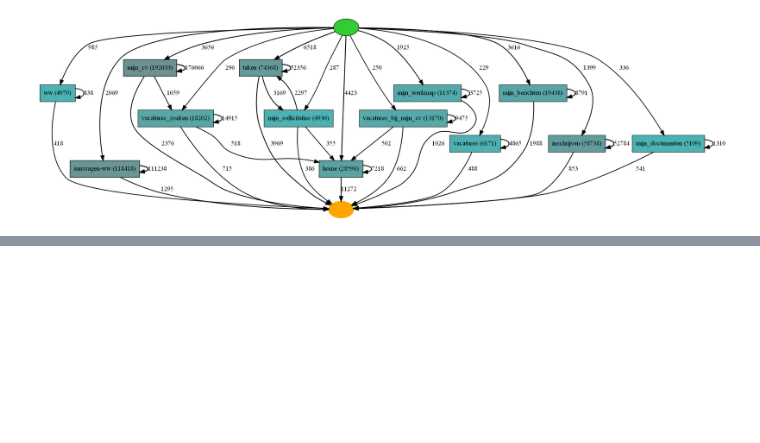
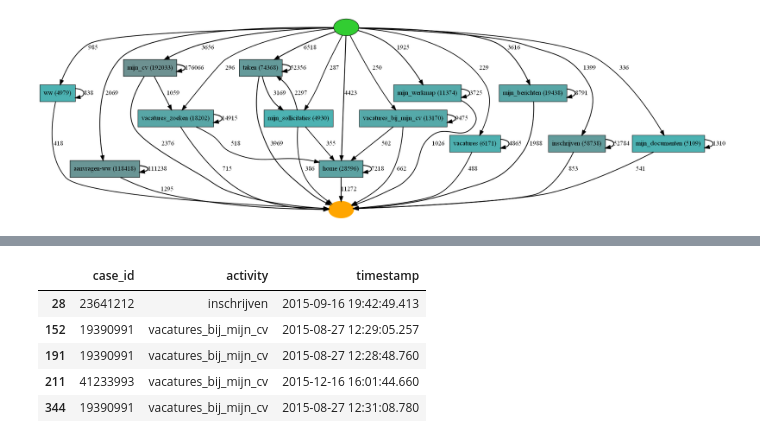
Before and after one commit to sinaaghaee/ProcessMiningProject-CustomerBehaviorAnalysis, a Jupyter notebook: BPM-Project-Aghaee-Varchandi-Mahmoodi.ipynb, the cells around one changed output, grey strips where cells are left out. Cells and saved outputs as stored; diff of their text form; code cells hidden in the pictures; blank space fills up the shorter version.

```diff
--- a/BPM-Project-Aghaee-Varchandi-Mahmoodi.ipynb
+++ b/BPM-Project-Aghaee-Varchandi-Mahmoodi.ipynb
@@ -1310,0 +1399,12 @@ pm4py.view_heuristics_net(heu_net)
+# %%
+# copying required columns into new data frames and renaming the columns
+fifteenth_sessions_of_customers_log = fifteenth_sessions_of_customers[['SessionID', 'PAGE_NAME', 'TIMESTAMP']].copy()
+fifteenth_sessions_of_customers_log=fifteenth_sessions_of_customers_log.rename(columns={'PAGE_NAME': 'activity','SessionID': 'case_id','TIMESTAMP': 'timestamp' })
+fifteenth_sessions_of_customers_log.head()
+# %% [output]
+|  | case_id | activity | timestamp |
+| 28 | 23641212 | inschrijven | 2015-09-16 19:42:49.413 |
+| 152 | 19390991 | vacatures_bij_mijn_cv | 2015-08-27 12:29:05.257 |
+| 191 | 19390991 | vacatures_bij_mijn_cv | 2015-08-27 12:28:48.760 |
+| 211 | 41233993 | vacatures_bij_mijn_cv | 2015-12-16 16:01:44.660 |
+| 344 | 19390991 | vacatures_bij_mijn_cv | 2015-08-27 12:31:08.780 |
```
Also changed, not shown: parts of 43 cells of this notebook.
